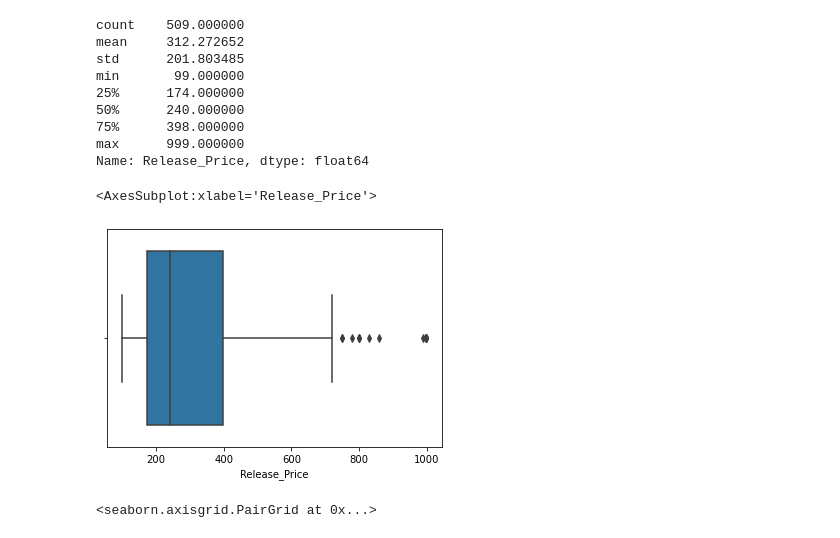
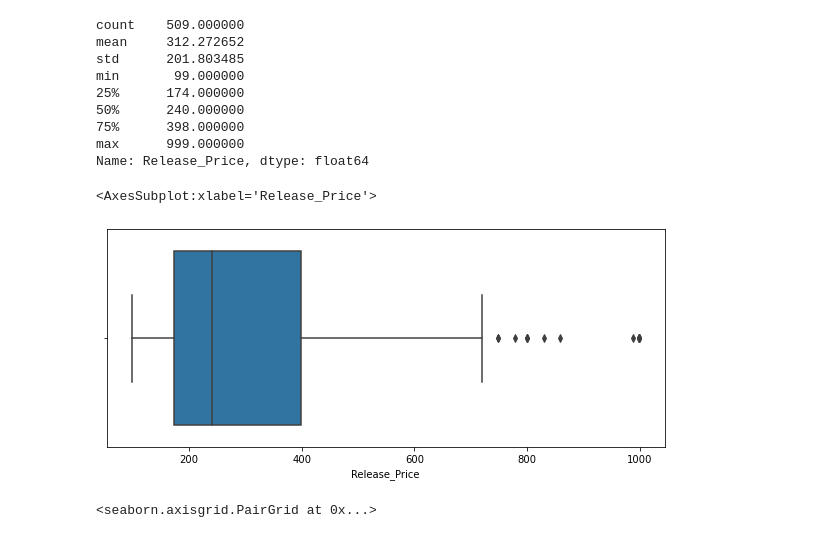
Before and after one commit to martinkozle/statistical-modeling, a Jupyter notebook: gpu_regression.ipynb, the cells around one changed output. Drawn from its saved outputs; the diff is of its cells as text; code cells hidden in the pictures.

```diff
--- a/gpu_regression.ipynb
+++ b/gpu_regression.ipynb
@@ -151,11 +152,12 @@ min       99.000000
 75%      398.000000
 max      999.000000
 Name: Release_Price, dtype: float64
-# %%
-sns.boxplot(x=df3['Release_Price'])
-# %% [output]
-<AxesSubplot:xlabel='Release_Price'>
-[figure, removed]
+# %%
+fig, ax = plt.subplots(figsize=(10, 4))
+sns.boxplot(x=df3['Release_Price'], ax=ax)
+# %% [output]
+<AxesSubplot:xlabel='Release_Price'>
+[figure, added]
 # %%
 sns.pairplot(df3[regression_columns + ['Release_Year']], hue='Release_Year', diag_kind="hist", palette=sns.color_palette('hls', 11))
 # %% [output]
```
Also changed, not shown: parts of 27 cells of this notebook.
